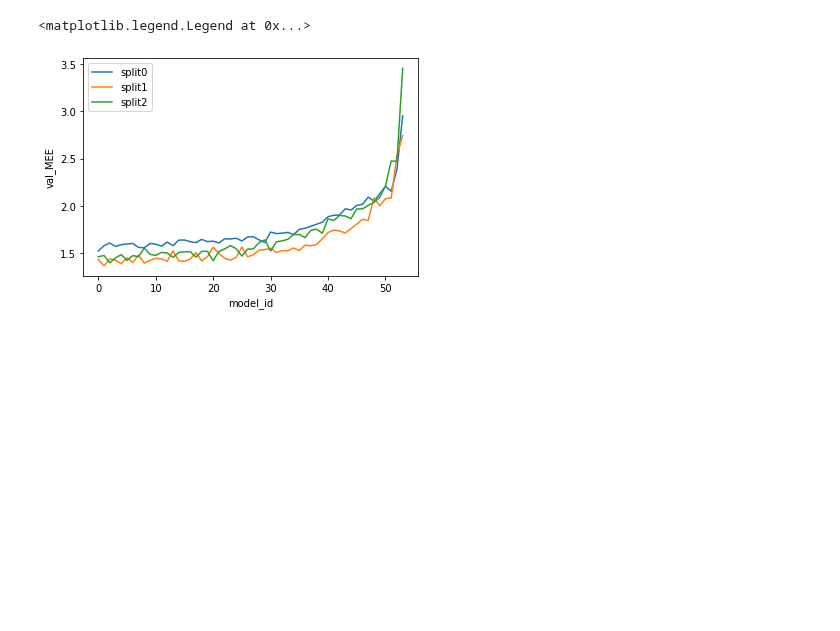
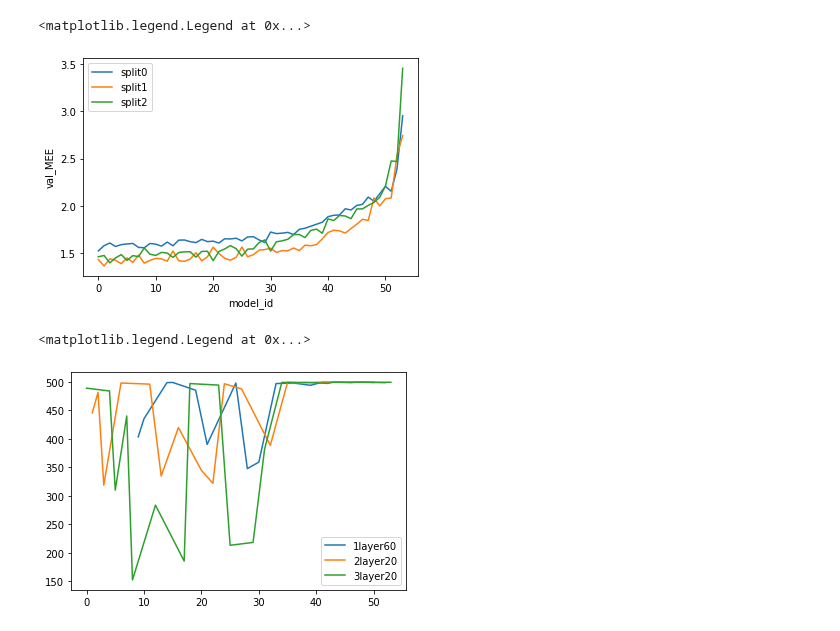
Before and after one commit to lorenzoleuzzi1/ml-project, a Jupyter notebook: gs2_params_exploring.ipynb, the cells around one changed output. Cells and saved outputs as stored; diff of their text form; code cells hidden in the pictures; blank space fills up the shorter version.

```diff
--- a/gs2_params_exploring.ipynb
+++ b/gs2_params_exploring.ipynb
@@ -116,6 +116,9 @@ params_df['val_MEE_dev'] = scores_df['val_MEE_dev']
 params_df['split0_val_MEE'] = scores_df['split0_val_MEE']
 params_df['split1_val_MEE'] = scores_df['split1_val_MEE']
 params_df['split2_val_MEE'] = scores_df['split2_val_MEE']
+params_df['split0_best_epoch'] = scores_df['split0_best_epoch']
+params_df['split1_best_epoch'] = scores_df['split1_best_epoch']
+params_df['split2_best_epoch'] = scores_df['split2_best_epoch']
 
 hidden_layer_sizes = []
 for i in range(54):
@@ -338,0 +330,17 @@ plt.legend()
+# %%
+plt.plot((params_df['split0_best_epoch'][params_df['hidden']=='1layer60']+
+		params_df['split1_best_epoch'][params_df['hidden']=='1layer60']+
+		params_df['split2_best_epoch'][params_df['hidden']=='1layer60'])/3
+		,label='1layer60')
+plt.plot((params_df['split0_best_epoch'][params_df['hidden']=='2layer20']+
+		params_df['split1_best_epoch'][params_df['hidden']=='2layer20']+
+		params_df['split2_best_epoch'][params_df['hidden']=='2layer20'])/3
+		,label='2layer20')
+plt.plot((params_df['split0_best_epoch'][params_df['hidden']=='3layer20']+
+		params_df['split1_best_epoch'][params_df['hidden']=='3layer20']+
+		params_df['split2_best_epoch'][params_df['hidden']=='3layer20'])/3
+		,label='3layer20')
+plt.legend()
+# %% [output]
+<matplotlib.legend.Legend at 0x...>
+[figure, added]
```
Also changed, not shown: parts of 2 cells of this notebook, 1 other file.
